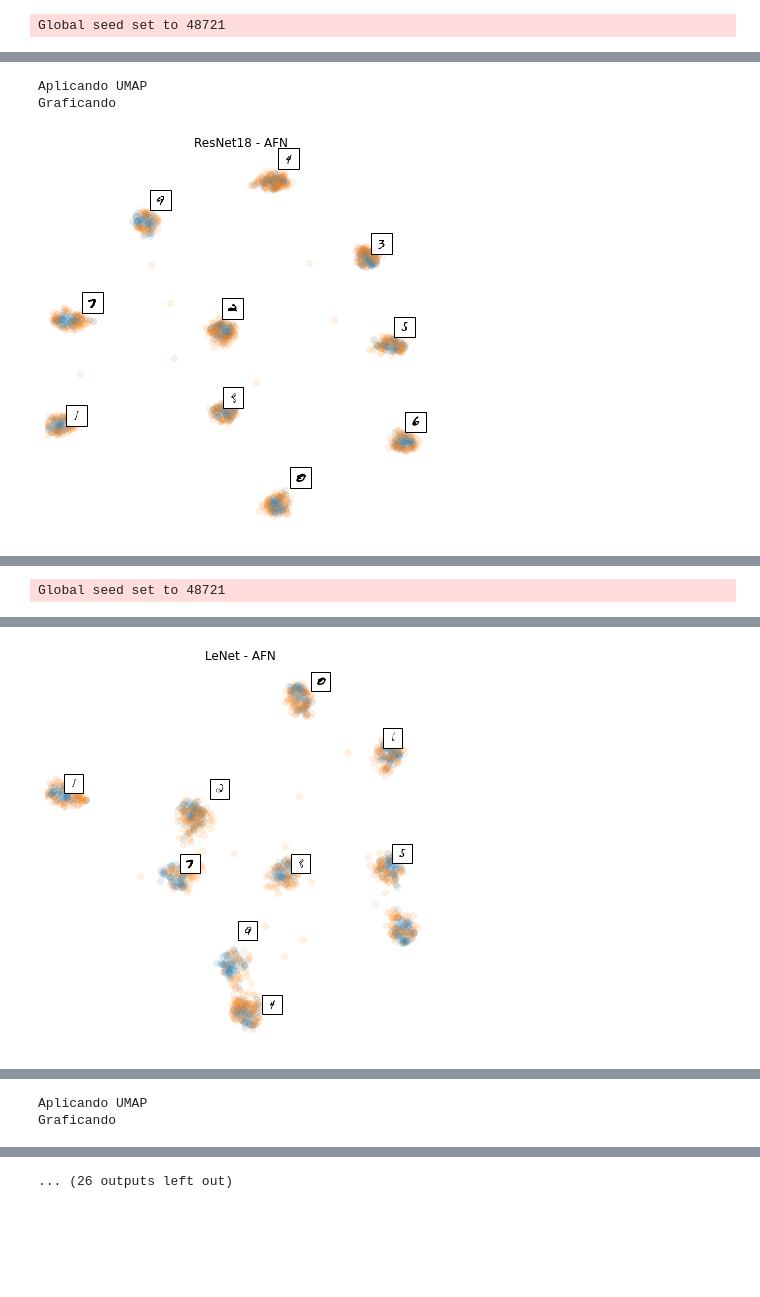
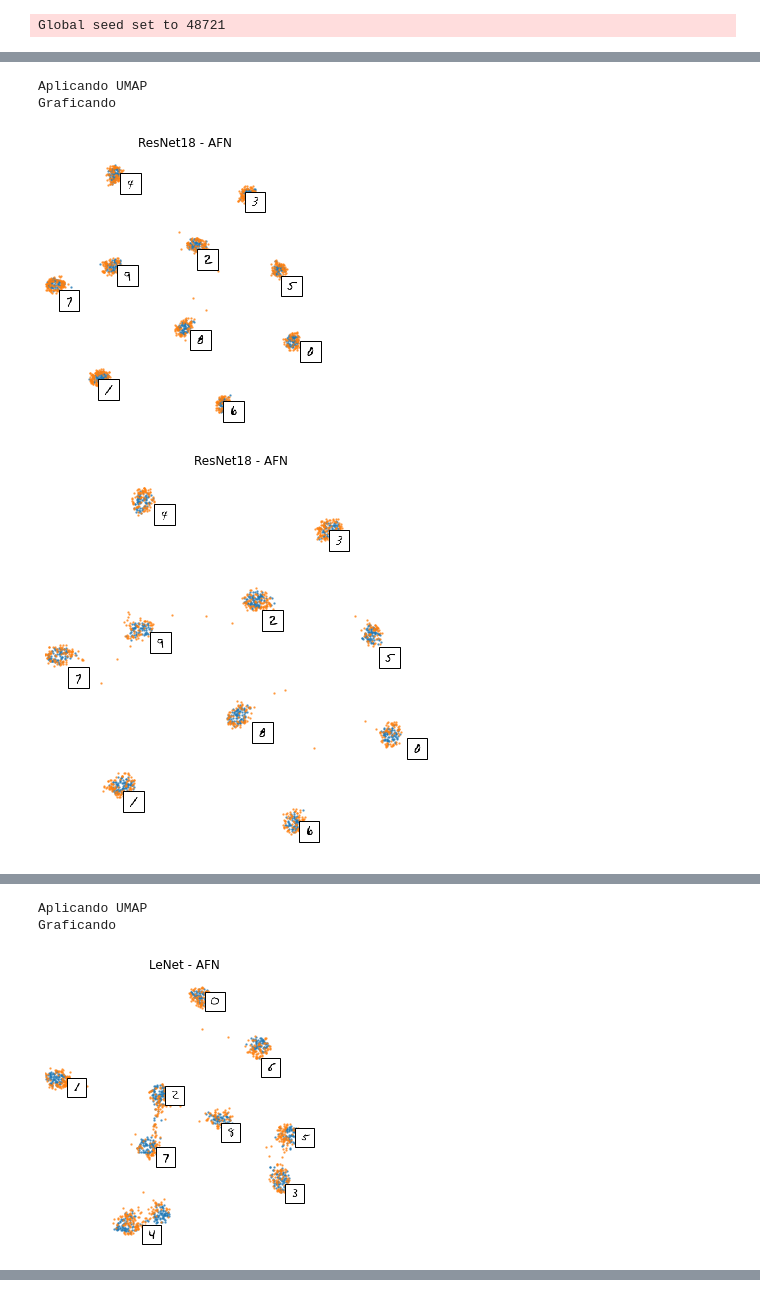
Before and after one commit to flianza/ocr-telegrams-with-domain-adaptation, a Jupyter notebook: notebooks/eda_espacios_latentes.ipynb, the cells around one changed output, grey strips where cells are left out. Cells and saved outputs as stored; diff of their text form; code cells hidden in the pictures; blank space fills up the shorter version.

```diff
--- a/notebooks/eda_espacios_latentes.ipynb
+++ b/notebooks/eda_espacios_latentes.ipynb
@@ -29,5 +29,5 @@ os.chdir("..")
 # %%
-def embedding_plot(X_s, X_t, s_X):
+def embedding_plot(X_s, X_t, s_X, figsize=(7, 7)):
     x_min, x_max = np.min(X_s, axis=0), np.max(X_s, axis=0)
     X_s = (X_s - x_min) / (x_max - x_min)
     X_t = (X_t - x_min) / (x_max - x_min)
@@ -36,9 +36,9 @@ def embedding_plot(X_s, X_t, s_X):
     np.random.shuffle(idx)
     idx = idx[:800]
 
-    fig, ax = plt.subplots(figsize=(7, 7))
-    ax.scatter(X_s[idx, 0], X_s[idx, 1], alpha=0.1, label="MNIST")
-    ax.scatter(X_t[idx, 0], X_t[idx, 1], alpha=0.1, label="TDS")
+    fig, ax = plt.subplots(figsize=figsize)
+    ax.scatter(X_s[idx, 0], X_s[idx, 1], alpha=0.6, s=2, label="MNIST")
+    ax.scatter(X_t[idx, 0], X_t[idx, 1], alpha=0.6, s=2, label="TDS")
 
     shown_images = np.array([[1.0, 1.0]])
     offset = 0.05
@@ -46,10 +46,10 @@ def embedding_plot(X_s, X_t, s_X):
         if np.min(np.sum((X_s[i] - shown_images) ** 2, axis=1)) < 5e-2:
             continue
         shown_images = np.r_[shown_images, [X_s[i]]]
-        ax.add_artist(offsetbox.AnnotationBbox(offsetbox.OffsetImage(s_X[i][0, :, :], cmap=plt.cm.gray_r, zoom=0.4), (X_s[i][0] + offset, X_s[i][1] + offset)))
+        ax.add_artist(offsetbox.AnnotationBbox(offsetbox.OffsetImage(s_X[i][0, :, :], cmap=plt.cm.gray_r, zoom=0.4), (X_s[i][0] + offset, X_s[i][1] - offset)))
     plt.axis('off')
-    plt.xlim(X_s.min(), X_s.max() + offset)
-    plt.xlim(X_s.min(), X_s.max() + offset)
+    plt.xlim(X_s.min(), X_s.max() + offset * 2)
+    plt.xlim(X_s.min(), X_s.max() + offset * 2)
 # %%
 das = ["afn", "source_only", "dann", "adda", "bsp", "mdd"]
 modelos = ["resnet", "lenet"]
@@ -113,7 +113,15 @@ for da in das:
         target_feature = mapper.transform(t_features)
 
         print("Graficando")
-        embedding_plot(source_feature, target_feature, s_x)
+        embedding_plot(source_feature, target_feature, s_x, figsize=(5, 5))
         plt.title(f"{nombres[modelo]} - {nombres[da]}")
         plt.show()
+
+        embedding_plot(source_feature, target_feature, s_x, figsize=(7, 7))
+        plt.title(f"{nombres[modelo]} - {nombres[da]}")
+        plt.show()
+
+        embedding_plot(source_feature, target_feature, s_x, figsize=(8, 8))
+        plt.title(f"{nombres[modelo]} - {nombres[da]}")
+        plt.show()
 # %% [output]
@@ -121,4 +129,5 @@ for da in das:
 Calculando features
 Aplicando UMAP
 Graficando
-[figure, old version]
+[figure, new version]
+[figure, new version]
@@ -126 +137,3 @@ Graficando
-Global seed set to 48721
+Aplicando UMAP
+Graficando
+[figure, added]
@@ -127,4 +143,3 @@ Global seed set to 48721
 Calculando features
 Aplicando UMAP
 Graficando
-[figure, old version]
@@ -133,2 +146,0 @@ Calculando features
-Aplicando UMAP
-Graficando
@@ -138 +146,0 @@ Calculando features
-... (26 outputs left out)
```
Also changed, not shown: parts of 2 cells of this notebook.
